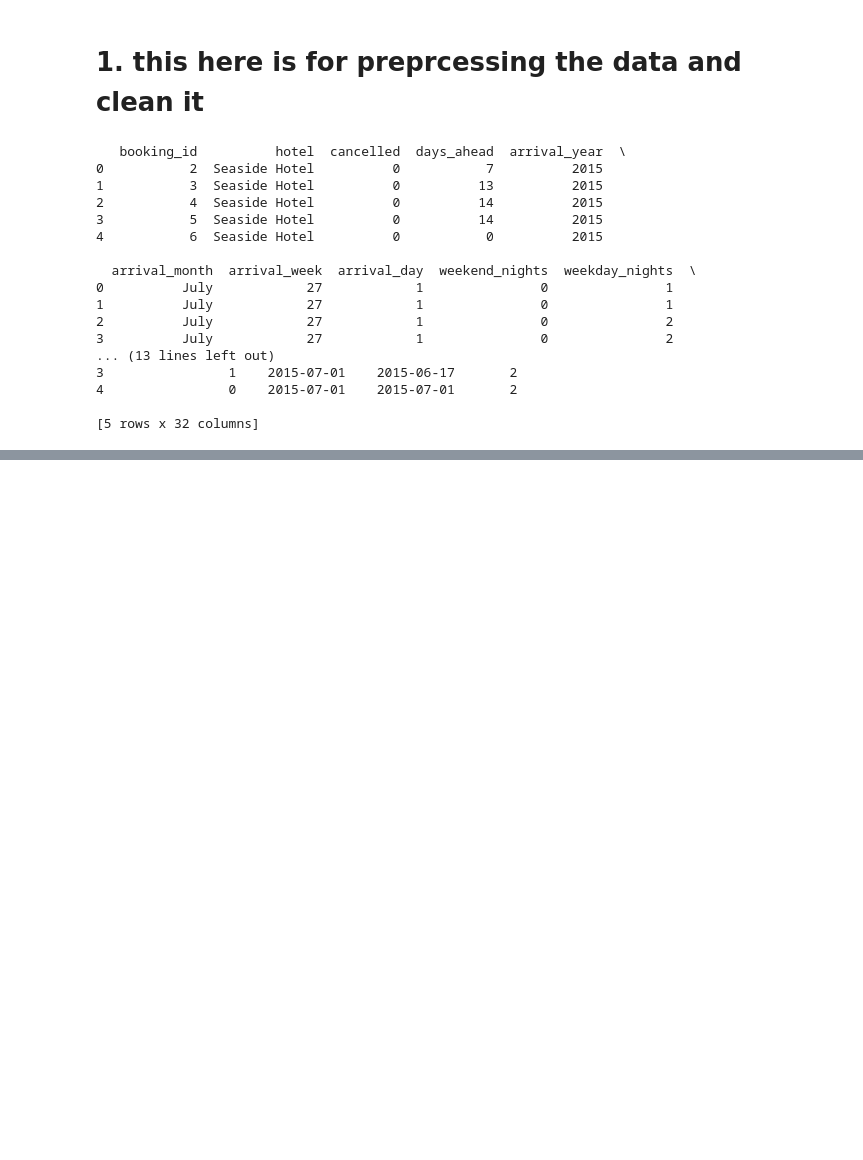
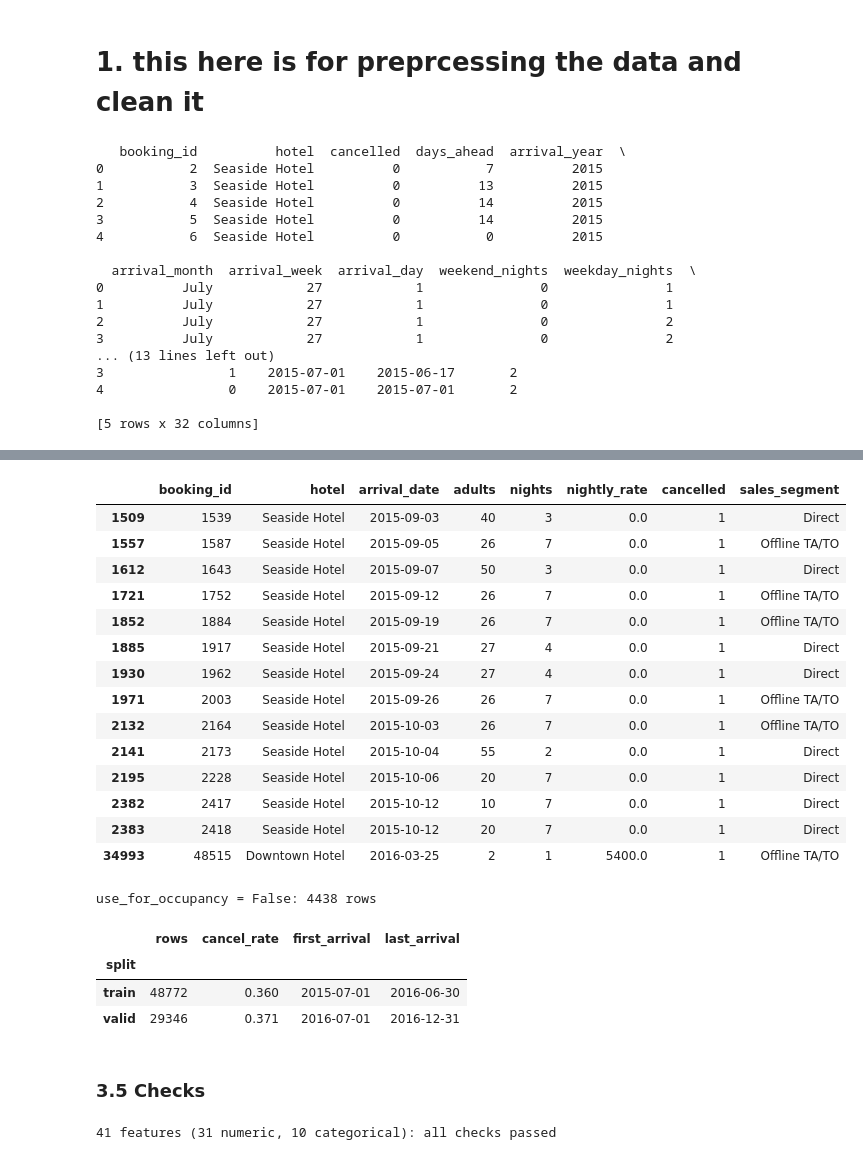
Before and after one commit to DM-Schabert/Valhackers, a Jupyter notebook: preprocessing.ipynb, the cells around one changed output, grey strips where cells are left out. Cells and saved outputs as stored; diff of their text form; code cells hidden in the pictures; blank space fills up the shorter version.

```diff
--- a/preprocessing.ipynb
+++ b/preprocessing.ipynb
@@ -28,0 +243,14 @@ print(df.head())
+# %%
+%load_ext autoreload
+%autoreload 2
+import time
+from pathlib import Path
+
+import prep
+
+RAW_PATH = Path("train-template-kit/train.csv")
+OUT_DIR = Path("data")
+OUT_DIR.mkdir(exist_ok=True)
+
+raw = prep.load_raw(RAW_PATH)
+raw.shape
@@ -28,0 +269,5 @@ print(df.head())
+# %%
+params = prep.fit_params(raw)
+print("rate cap per hotel:", params["rate_cap"])
+print("categories kept per column:", {col: len(v) for col, v in params["categories"].items()})
+print("countries kept:", params["categories"]["country"])
@@ -28,0 +288,3 @@ print(df.head())
+# %%
+df = prep.add_training_columns(prep.prepare(raw, params))
+df[prep.FEATURES].head()
@@ -28,0 +340,42 @@ print(df.head())
+# %%
+display(df.loc[df["drop_for_training"], ["booking_id", "hotel", "arrival_date", "adults", "nights",
+                                         "nightly_rate", "cancelled", "sales_segment"]])
+print("use_for_occupancy = False:", (~df["use_for_occupancy"]).sum(), "rows")
+df[~df["drop_for_training"]].groupby("split").agg(
+    rows=("cancelled", "size"), cancel_rate=("cancelled", "mean"),
+    first_arrival=("arrival_date", "min"), last_arrival=("arrival_date", "max"),
+).round(3)
+# %% [output]
+|  | booking_id | hotel | arrival_date | adults | nights | nightly_rate | cancelled | sales_segment |
+| 1509 | 1539 | Seaside Hotel | 2015-09-03 | 40 | 3 | 0.0 | 1 | Direct |
+| 1557 | 1587 | Seaside Hotel | 2015-09-05 | 26 | 7 | 0.0 | 1 | Offline TA/TO |
+| 1612 | 1643 | Seaside Hotel | 2015-09-07 | 50 | 3 | 0.0 | 1 | Direct |
+| 1721 | 1752 | Seaside Hotel | 2015-09-12 | 26 | 7 | 0.0 | 1 | Offline TA/TO |
+| 1852 | 1884 | Seaside Hotel | 2015-09-19 | 26 | 7 | 0.0 | 1 | Offline TA/TO |
+| 1885 | 1917 | Seaside Hotel | 2015-09-21 | 27 | 4 | 0.0 | 1 | Direct |
+| 1930 | 1962 | Seaside Hotel | 2015-09-24 | 27 | 4 | 0.0 | 1 | Direct |
+| 1971 | 2003 | Seaside Hotel | 2015-09-26 | 26 | 7 | 0.0 | 1 | Offline TA/TO |
+| 2132 | 2164 | Seaside Hotel | 2015-10-03 | 26 | 7 | 0.0 | 1 | Offline TA/TO |
+| 2141 | 2173 | Seaside Hotel | 2015-10-04 | 55 | 2 | 0.0 | 1 | Direct |
+| 2195 | 2228 | Seaside Hotel | 2015-10-06 | 20 | 7 | 0.0 | 1 | Direct |
+| 2382 | 2417 | Seaside Hotel | 2015-10-12 | 10 | 7 | 0.0 | 1 | Direct |
+| 2383 | 2418 | Seaside Hotel | 2015-10-12 | 20 | 7 | 0.0 | 1 | Direct |
+| 34993 | 48515 | Downtown Hotel | 2016-03-25 | 2 | 1 | 5400.0 | 1 | Offline TA/TO |
+use_for_occupancy = False: 4438 rows
+|  | rows | cancel_rate | first_arrival | last_arrival |
+| split |  |  |  |  |
+| train | 48772 | 0.360 | 2015-07-01 | 2016-06-30 |
+| valid | 29346 | 0.371 | 2016-07-01 | 2016-12-31 |
+# %% [markdown]
+### 3.5 Checks
+# %%
+# Basic checks on the whole table
+X = df[prep.FEATURES]
+assert len(df) == len(raw)
+assert X.notna().all().all(), X.isna().sum()[X.isna().sum() > 0]
+assert df["nightly_rate"].equals(raw["nightly_rate"]), "raw rate must stay untouched (revenue)"
+assert not set(prep.NOT_FEATURES) & set(prep.FEATURES)
+print(f"{len(prep.FEATURES)} features ({len(prep.NUMERIC_FEATURES)} numeric, "
+      f"{len(prep.CATEGORICAL_FEATURES)} categorical): all checks passed")
+# %% [output]
+41 features (31 numeric, 10 categorical): all checks passed
```
Also changed, not shown: parts of 27 cells of this notebook, 10 other files.
